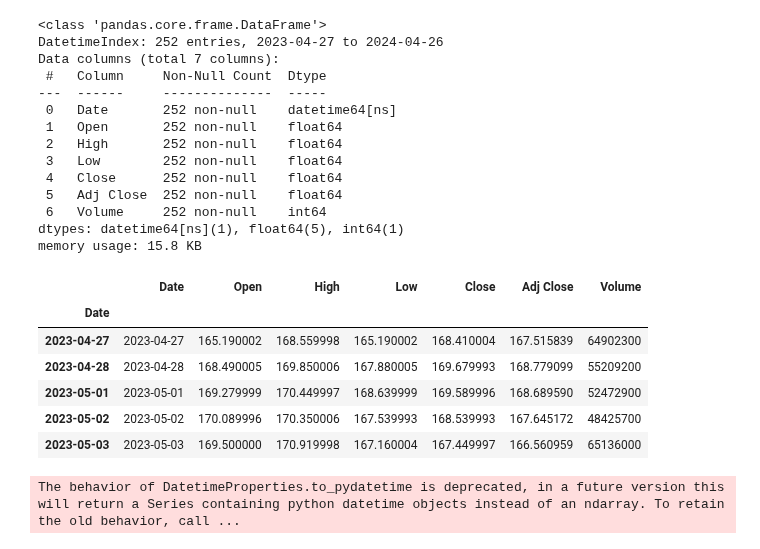
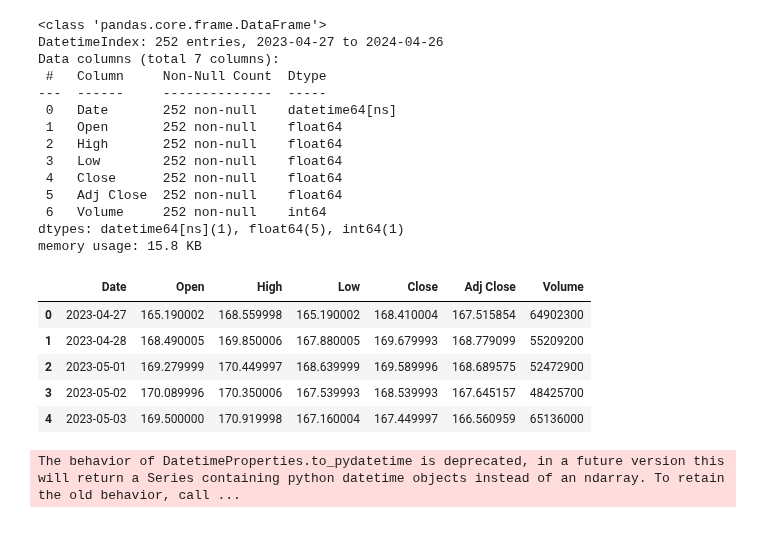
Before and after one commit to juneedpk/vscode-jupyter, a Jupyter notebook: projects/time_series_analysis_ARIMA/time_series_analysis_ARIMA.ipynb, the cells around one changed output. Drawn from its saved outputs; the diff is of its cells as text; code cells hidden in the pictures.

```diff
--- a/projects/time_series_analysis_ARIMA/time_series_analysis_ARIMA.ipynb
+++ b/projects/time_series_analysis_ARIMA/time_series_analysis_ARIMA.ipynb
@@ -55,16 +55,19 @@ Data columns (total 7 columns):
  6   Volume     252 non-null    int64
 dtypes: datetime64[ns](1), float64(5), int64(1)
 memory usage: 15.8 KB
-# %%
-data.head()
-# %% [output]
-|  | Date | Open | High | Low | Close | Adj Close | Volume |
-| Date |  |  |  |  |  |  |  |
-| 2023-04-27 | 2023-04-27 | 165.190002 | 168.559998 | 165.190002 | 168.410004 | 167.515839 | 64902300 |
-| 2023-04-28 | 2023-04-28 | 168.490005 | 169.850006 | 167.880005 | 169.679993 | 168.779099 | 55209200 |
-| 2023-05-01 | 2023-05-01 | 169.279999 | 170.449997 | 168.639999 | 169.589996 | 168.689590 | 52472900 |
-| 2023-05-02 | 2023-05-02 | 170.089996 | 170.350006 | 167.539993 | 168.539993 | 167.645172 | 48425700 |
-| 2023-05-03 | 2023-05-03 | 169.500000 | 170.919998 | 167.160004 | 167.449997 | 166.560959 | 65136000 |
+# %%
+# removing index
+
+data.reset_index(drop=True,inplace=True)
+
+data.head()
+# %% [output]
+|  | Date | Open | High | Low | Close | Adj Close | Volume |
+| 0 | 2023-04-27 | 165.190002 | 168.559998 | 165.190002 | 168.410004 | 167.515854 | 64902300 |
+| 1 | 2023-04-28 | 168.490005 | 169.850006 | 167.880005 | 169.679993 | 168.779099 | 55209200 |
+| 2 | 2023-05-01 | 169.279999 | 170.449997 | 168.639999 | 169.589996 | 168.689575 | 52472900 |
+| 3 | 2023-05-02 | 170.089996 | 170.350006 | 167.539993 | 168.539993 | 167.645157 | 48425700 |
+| 4 | 2023-05-03 | 169.500000 | 170.919998 | 167.160004 | 167.449997 | 166.560959 | 65136000 |
 # %%
 # plot the data using plotly
 
```
Also changed, not shown: parts of 4 cells of this notebook.
